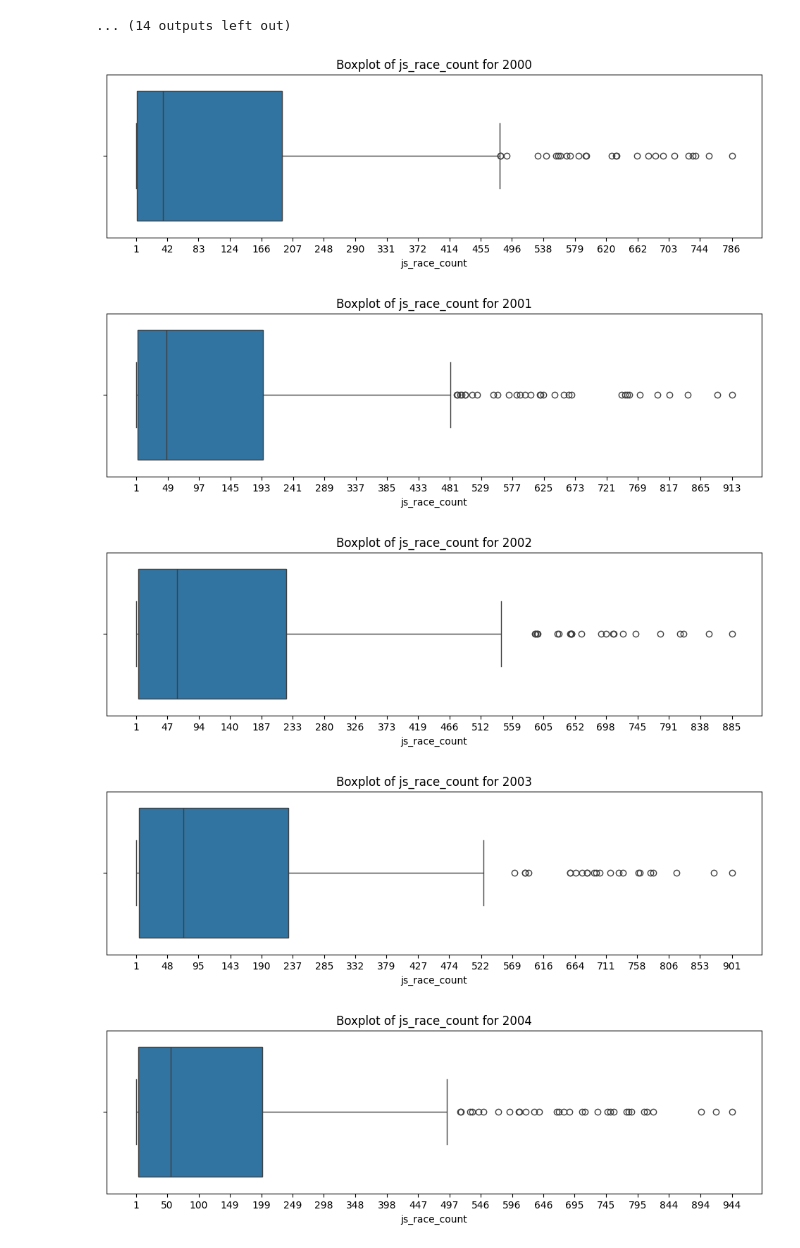
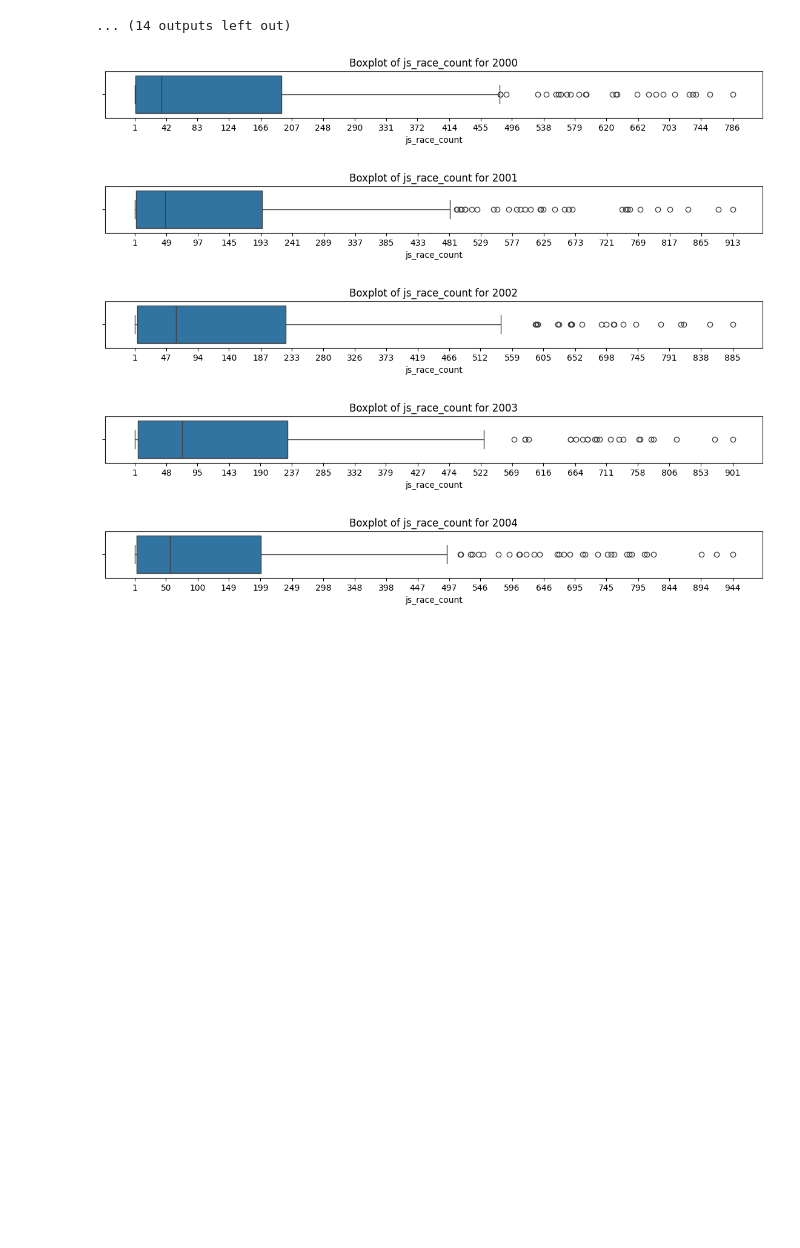
Before and after one commit to keeponing/py2_aider, a Jupyter notebook: 04_開発/04_05_jockey_アルゴリズム.ipynb, the cells around one changed output. Drawn from its saved outputs; the diff is of its cells as text; code cells hidden in the pictures; blank space fills up the shorter version.

```diff
--- a/04_開発/04_05_jockey_アルゴリズム.ipynb
+++ b/04_開発/04_05_jockey_アルゴリズム.ipynb
@@ -193,36 +205,36 @@ table_name = 'JockeyScore'  # テーブル名を指定
 
 years = range(2000, 2026)
 
 k_a_util.prepare_pd_on_notebook()
 
 dict_statistics={}
 filepath = f'/content/drive/MyDrive/Dev/Kjvan/kjdb_score.accdb'
 df_summary = k_a_util.read_table(filepath, table_name)
 df_summary = df_summary[df_summary['js_id'] != '00000']
 df_summary = df_summary.sort_values(by='js_year')
 
 
 df_group_y = df_summary.groupby('js_year')
 
 for year, group in df_group_y:
-  plt.figure(figsize=(12, 3))
+  plt.figure(figsize=(14, 1))
   group['js_race_count'] = group['js_race_count'].astype(int)
   group = group.sort_values(by='js_race_count')
 
   # 箱ひげ図を描画
   sns.boxplot(x='js_race_count', data=group)
 
   # X軸の目盛りを設定
   max_count = group['js_race_count'].max()
   min_count = group['js_race_count'].min()
   plt.xticks(np.linspace(min_count, max_count, 20, dtype=int))
 
   plt.title(f'Boxplot of js_race_count for {year}')
   plt.xlabel('js_race_count')
   plt.show()
 # %% [output]
-[figure, old version]
+[figure, new version]
-[figure, old version]
+[figure, new version]
-[figure, old version]
+[figure, new version]
-[figure, old version]
+[figure, new version]
-[figure, old version]
+[figure, new version]
```
Also changed, not shown: parts of 3 cells of this notebook.
